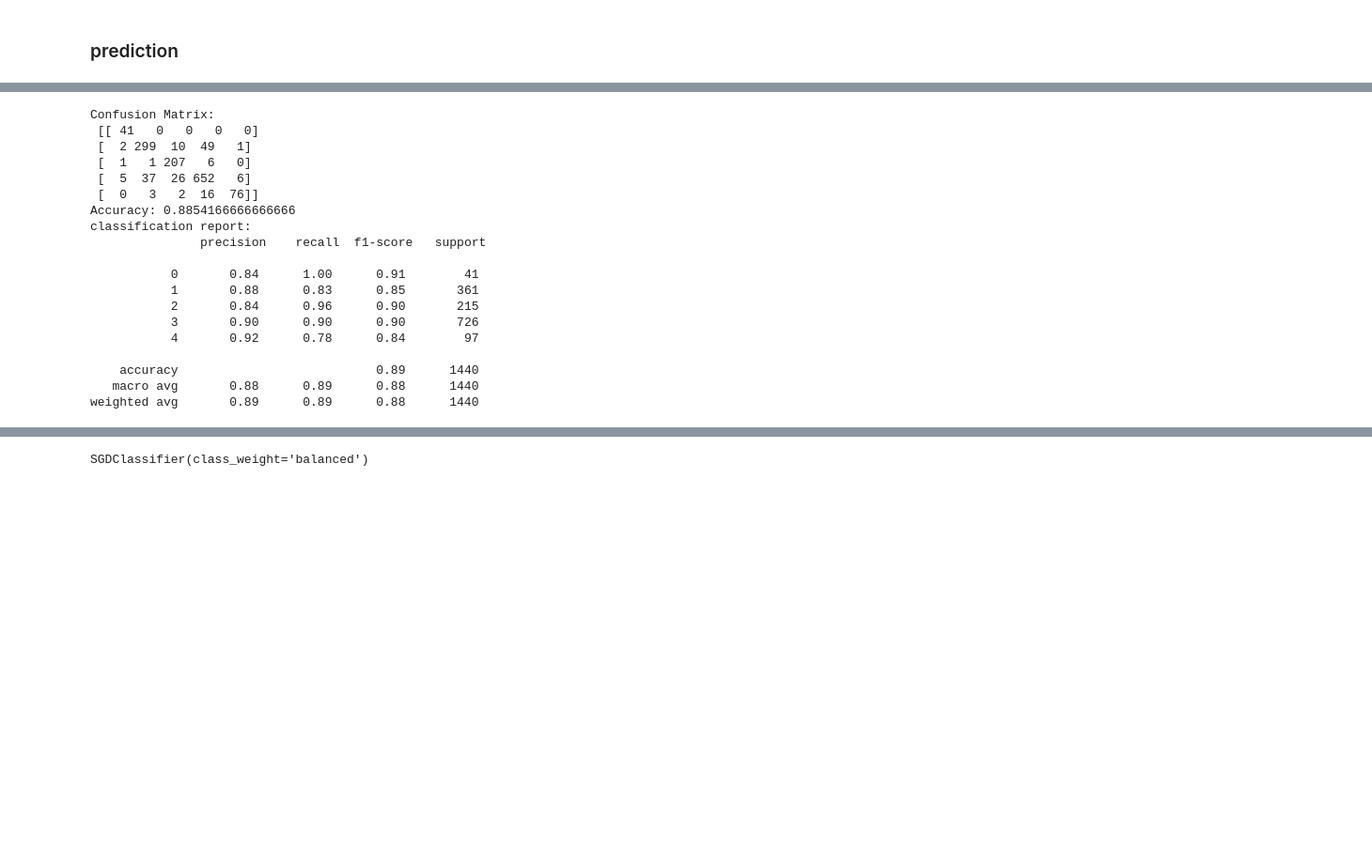
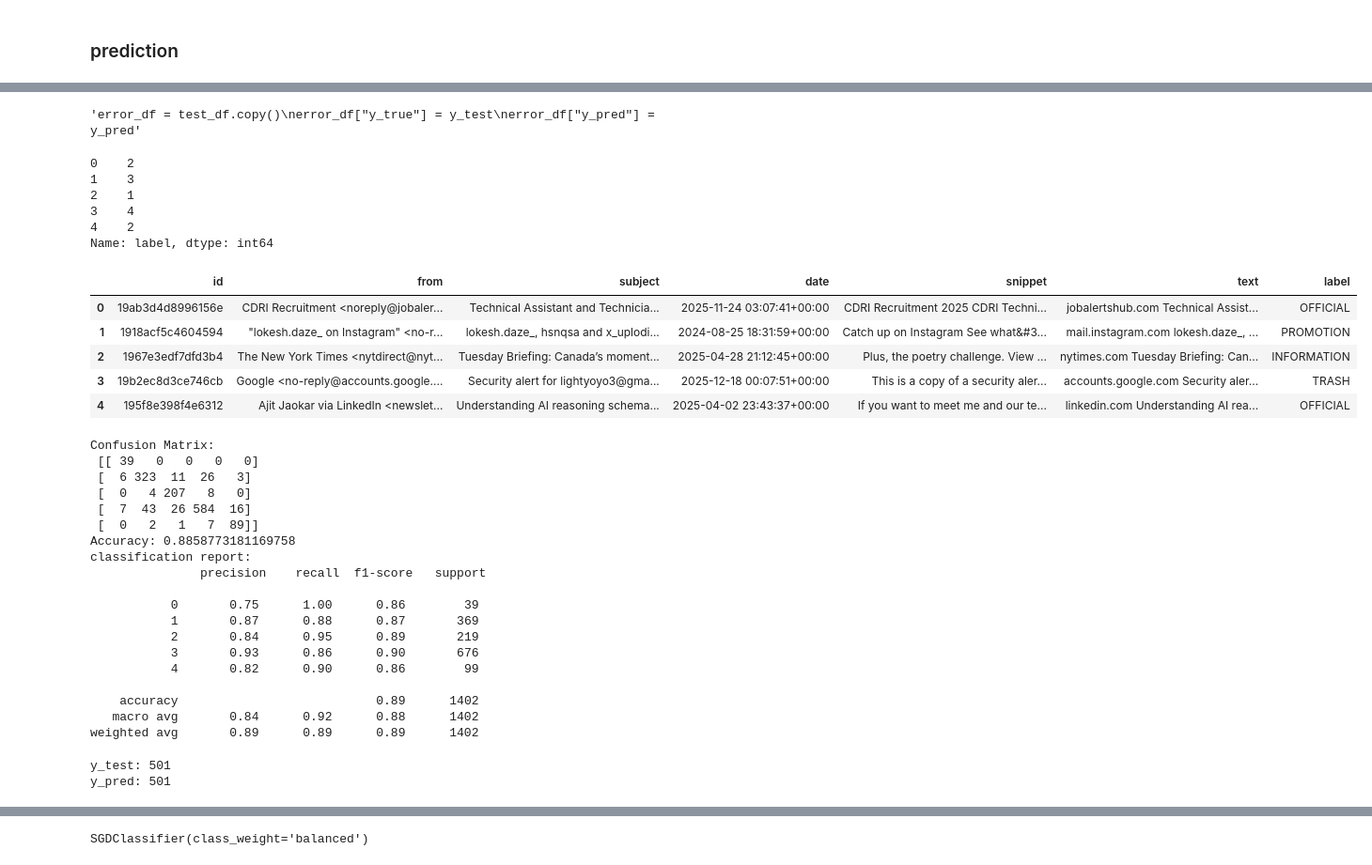
Before and after one commit to VarunReddy-AI/gmail-api-automation, a Jupyter notebook: notebook/notebook.ipynb, the cells around one changed output, grey strips where cells are left out. Shown at 94% size. Saved outputs shown, nothing was run; the diff lists cells and outputs as text; code cells hidden in the pictures; blank space fills up the shorter version.

Commit message:
done with the data labeling for all the emails

```diff
--- a/notebook/notebook.ipynb
+++ b/notebook/notebook.ipynb
@@ -307,0 +376,23 @@ weighted avg       0.84      0.84      0.84       360
+# %%
+test_x_test = test_x_test.apply(clean_text)
+# %%
+test_x_test  = vectorizer.transform(test_x_test)
+# %%
+test_df['label'] = Logistic_model.predict(test_x_test)
+
+"""error_df = test_df.copy()
+error_df["y_true"] = y_test
+error_df["y_pred"] = y_pred"""
+# %% [output]
+'error_df = test_df.copy()\nerror_df["y_true"] = y_test\nerror_df["y_pred"] = y_pred'
+# %%
+test_df['label'].head()
+# %% [output]
+0    2
+1    3
+2    1
+3    4
+4    2
+Name: label, dtype: int64
+# %%
+test_df['label'] = le.inverse_transform(test_df['label'])
@@ -307,0 +401,9 @@ weighted avg       0.84      0.84      0.84       360
+# %%
+test_df.head(5)
+# %% [output]
+|  | id | from | subject | date | snippet | text | label |
+| 0 | 19ab3d4d8996156e | CDRI Recruitment <noreply@jobaler... | Technical Assistant and Technicia... | 2025-11-24 03:07:41+00:00 | CDRI Recruitment 2025 CDRI Techni... | jobalertshub.com Technical Assist... | OFFICIAL |
+| 1 | 1918acf5c4604594 | "lokesh.daze_ on Instagram" <no-r... | lokesh.daze_, hsnqsa and x_uplodi... | 2024-08-25 18:31:59+00:00 | Catch up on Instagram See what&#3... | mail.instagram.com lokesh.daze_, ... | PROMOTION |
+| 2 | 1967e3edf7dfd3b4 | The New York Times <nytdirect@nyt... | Tuesday Briefing: Canada’s moment... | 2025-04-28 21:12:45+00:00 | Plus, the poetry challenge. View ... | nytimes.com Tuesday Briefing: Can... | INFORMATION |
+| 3 | 19b2ec8d3ce746cb | Google <no-reply@accounts.google.... | Security alert for lightyoyo3@gma... | 2025-12-18 00:07:51+00:00 | This is a copy of a security aler... | accounts.google.com Security aler... | TRASH |
+| 4 | 195f8e398f4e6312 | Ajit Jaokar via LinkedIn <newslet... | Understanding AI reasoning schema... | 2025-04-02 23:43:37+00:00 | If you want to meet me and our te... | linkedin.com Understanding AI rea... | OFFICIAL |
@@ -308,31 +412,37 @@ weighted avg       0.84      0.84      0.84       360
 # %%
 from sklearn.metrics import precision_score, confusion_matrix, accuracy_score, classification_report
 
-y_pred_train = model.predict(X_train)
+y_pred_train = Logistic_model.predict(X_train)
 
 print("Confusion Matrix:\n", confusion_matrix(y_train, y_pred_train))
 print("Accuracy:", accuracy_score(y_train, y_pred_train))
 print("classification report: \n", classification_report(y_train, y_pred_train))
 # %% [output]
 Confusion Matrix:
- [[ 41   0   0   0   0]
- [  2 299  10  49   1]
- [  1   1 207   6   0]
- [  5  37  26 652   6]
- [  0   3   2  16  76]]
-Accuracy: 0.8854166666666666
+ [[ 39   0   0   0   0]
+ [  6 323  11  26   3]
+ [  0   4 207   8   0]
+ [  7  43  26 584  16]
+ [  0   2   1   7  89]]
+Accuracy: 0.8858773181169758
 classification report:
                precision    recall  f1-score   support
 
-           0       0.84      1.00      0.91        41
-           1       0.88      0.83      0.85       361
-           2       0.84      0.96      0.90       215
-           3       0.90      0.90      0.90       726
-           4       0.92      0.78      0.84        97
+           0       0.75      1.00      0.86        39
+           1       0.87      0.88      0.87       369
+           2       0.84      0.95      0.89       219
+           3       0.93      0.86      0.90       676
+           4       0.82      0.90      0.86        99
 
-    accuracy                           0.89      1440
-   macro avg       0.88      0.89      0.88      1440
-weighted avg       0.89      0.89      0.88      1440
+    accuracy                           0.89      1402
+   macro avg       0.84      0.92      0.88      1402
+weighted avg       0.89      0.89      0.89      1402
+# %%
+print("y_test:", len(y_test))
+print("y_pred:", len(y_pred))
+# %% [output]
+y_test: 501
+y_pred: 501
 # %%
 import matplotlib.pyplot as plt
 import numpy as np
```
Also changed, not shown: parts of 45 cells of this notebook, 10 other files.
